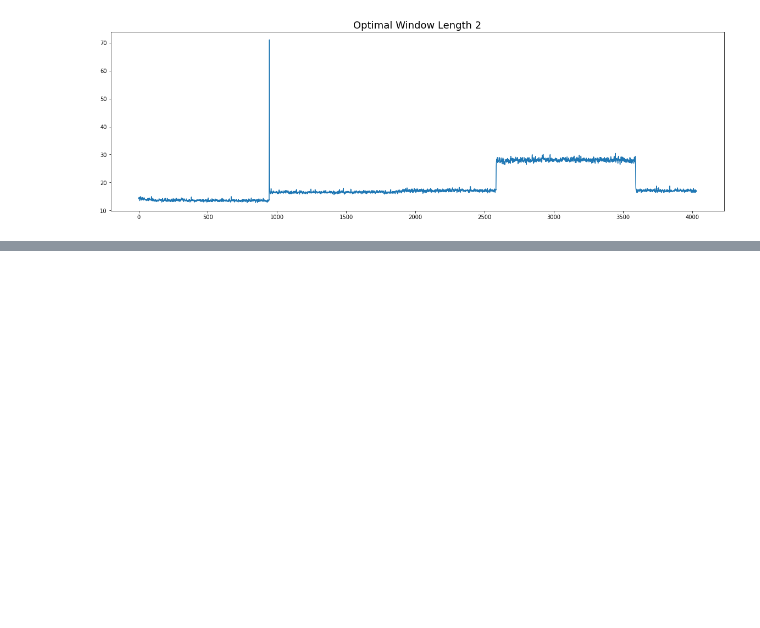
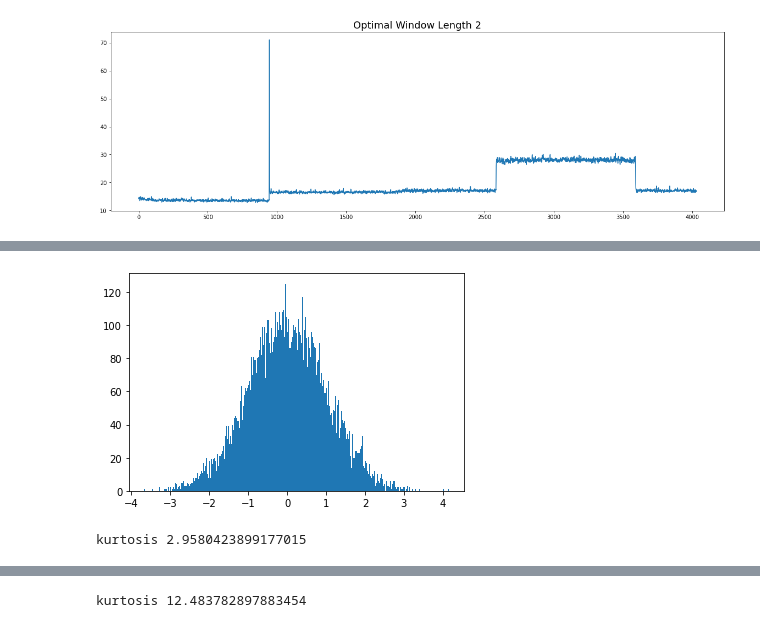
Before and after one commit to arpitbbhayani/ts-asap, a Jupyter notebook: ts-asap.ipynb, the cells around one changed output, grey strips where cells are left out. Cells and saved outputs as stored; diff of their text form; code cells hidden in the pictures; blank space fills up the shorter version.

```diff
--- a/ts-asap.ipynb
+++ b/ts-asap.ipynb
@@ -119,0 +178,13 @@ best window 2
+# %%
+data = np.random.normal(0, 1, 10000)
+plt.hist(data, 300)
+plt.show()
+print("kurtosis", kurtosis(data, fisher=False))
+
+data = np.append(data, np.random.normal(7, 1, 100))
+plt.hist(data, 300)
+plt.show()
+print("kurtosis", kurtosis(data, fisher=False))
+# %% [output]
+[figure, added]
+kurtosis 2.9580423899177015
@@ -119,0 +192 @@ best window 2
+kurtosis 12.483782897883454
```
Also changed, not shown: parts of 12 cells of this notebook, 1 other file.
